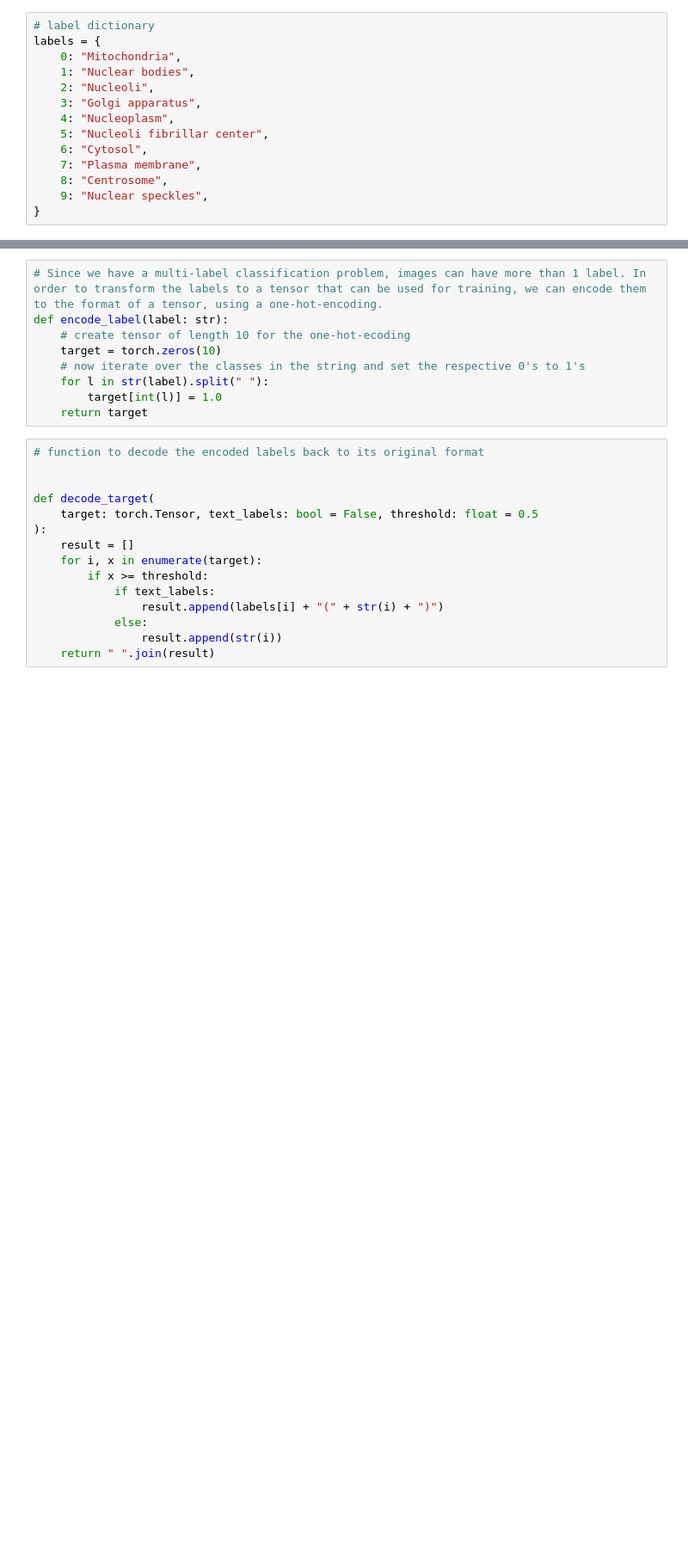
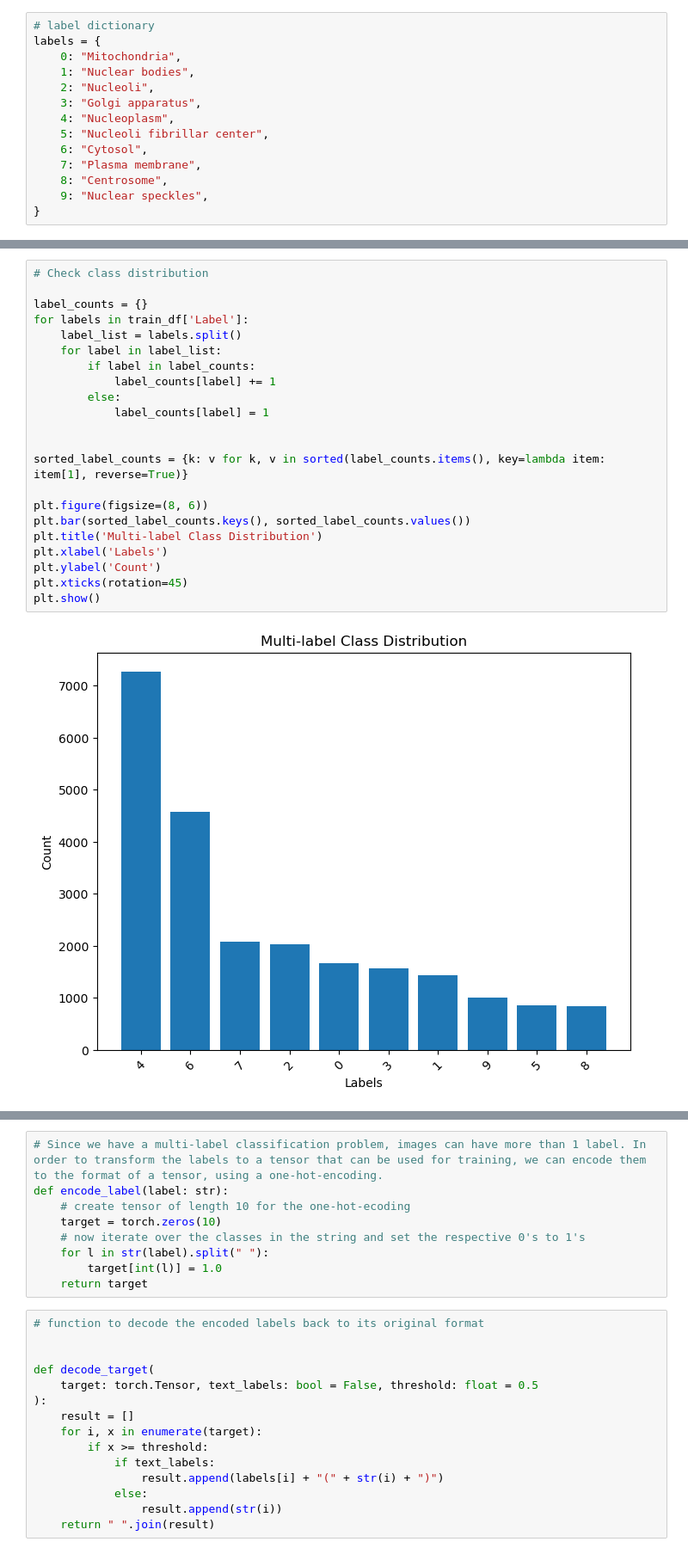
Before and after one commit to mxvp/organelle-image-classification, a Jupyter notebook: organelle_image_classification.ipynb, the cells around one changed output, grey strips where cells are left out. Shown at 86% size. Drawn from its saved outputs; the diff is of its cells as text; blank space fills up the shorter version.

```diff
--- a/organelle_image_classification.ipynb
+++ b/organelle_image_classification.ipynb
@@ -59,0 +66,24 @@ labels = {
+# %%
+# Check class distribution
+
+label_counts = {}
+for labels in train_df['Label']:
+    label_list = labels.split()
+    for label in label_list:
+        if label in label_counts:
+            label_counts[label] += 1
+        else:
+            label_counts[label] = 1
+
+
+sorted_label_counts = {k: v for k, v in sorted(label_counts.items(), key=lambda item: item[1], reverse=True)}
+
+plt.figure(figsize=(8, 6))
+plt.bar(sorted_label_counts.keys(), sorted_label_counts.values())
+plt.title('Multi-label Class Distribution')
+plt.xlabel('Labels')
+plt.ylabel('Count')
+plt.xticks(rotation=45)
+plt.show()
+# %% [output]
+[figure, added]
```
Also changed, not shown: parts of 7 cells of this notebook.
